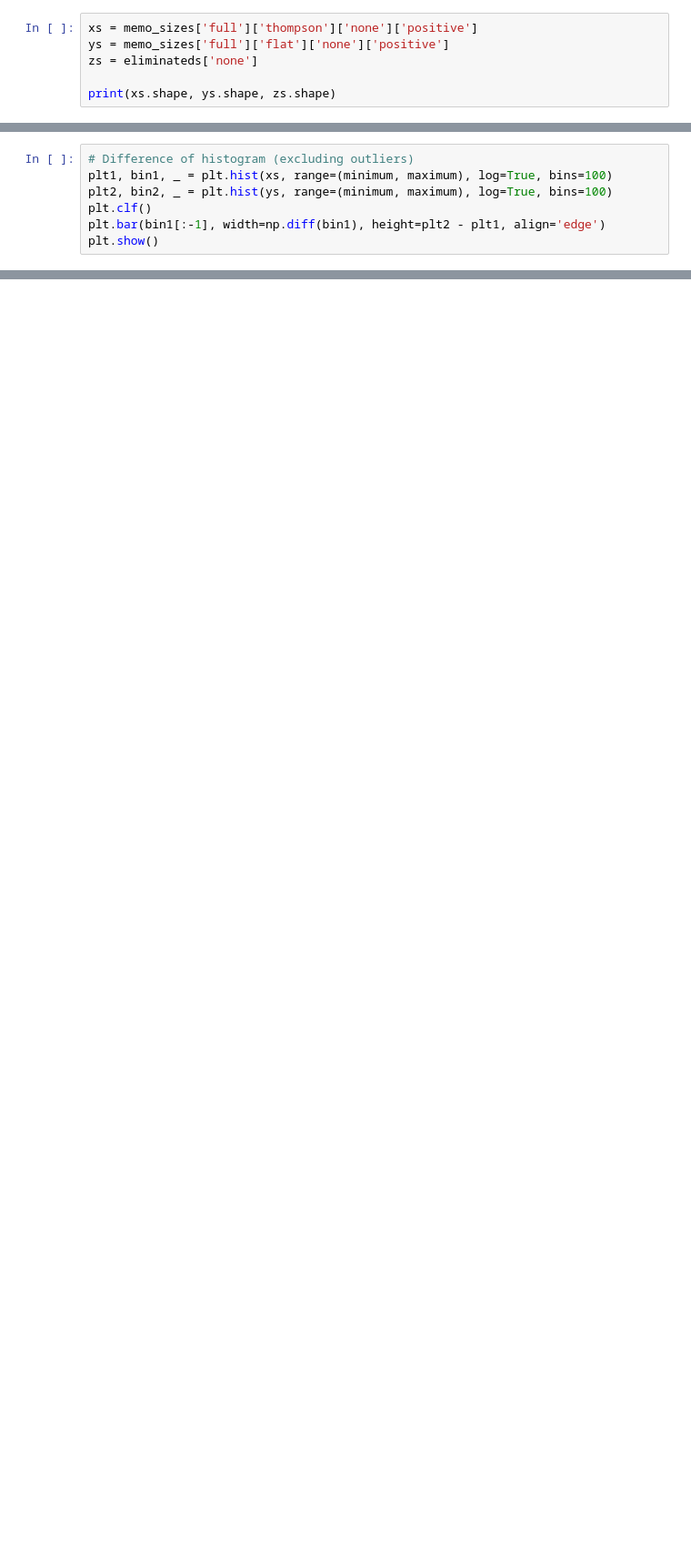
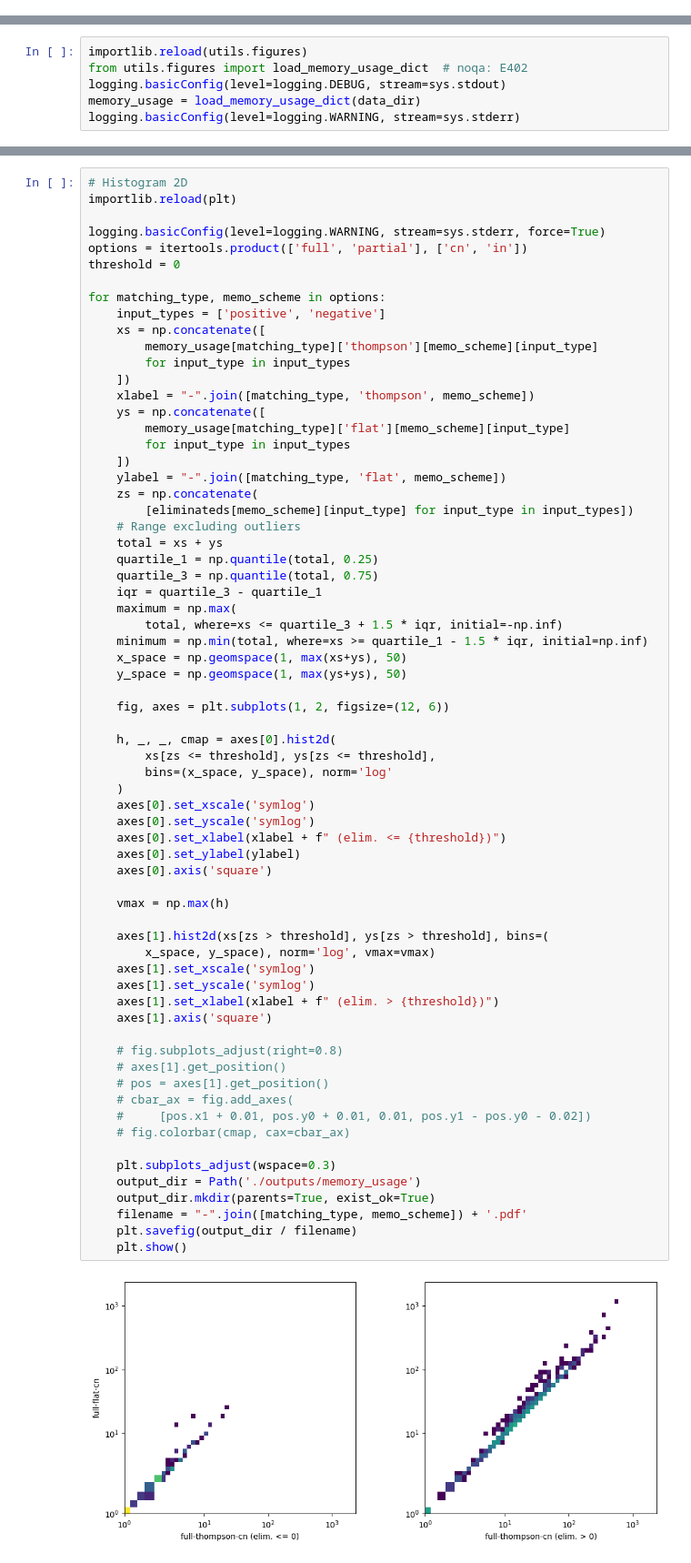
Before and after one commit to bkmwatling/BRU, a Jupyter notebook: benchmark/notebooks/figures/memo_size_plot.ipynb, the cells around one changed output, grey strips where cells are left out. Shown at 91% size. Cells and saved outputs as stored; diff of their text form; blank space fills up the shorter version.

```diff
--- a/benchmark/notebooks/figures/memo_size_plot.ipynb
+++ b/benchmark/notebooks/figures/memo_size_plot.ipynb
@@ -21,6 +14,0 @@ eliminateds = load_all_eliminateds_dict(data_dir)
-# %%
-xs = memo_sizes['full']['thompson']['none']['positive']
-ys = memo_sizes['full']['flat']['none']['positive']
-zs = eliminateds['none']
-
-print(xs.shape, ys.shape, zs.shape)
@@ -63,7 +14,0 @@ plt.show()
-# %%
-# Difference of histogram (excluding outliers)
-plt1, bin1, _ = plt.hist(xs, range=(minimum, maximum), log=True, bins=100)
-plt2, bin2, _ = plt.hist(ys, range=(minimum, maximum), log=True, bins=100)
-plt.clf()
-plt.bar(bin1[:-1], width=np.diff(bin1), height=plt2 - plt1, align='edge')
-plt.show()
@@ -69,0 +25,6 @@ plt.show()
+# %%
+importlib.reload(utils.figures)
+from utils.figures import load_memory_usage_dict  # noqa: E402
+logging.basicConfig(level=logging.DEBUG, stream=sys.stdout)
+memory_usage = load_memory_usage_dict(data_dir)
+logging.basicConfig(level=logging.WARNING, stream=sys.stderr)
@@ -69,0 +49,69 @@ plt.show()
+# %%
+# Histogram 2D
+importlib.reload(plt)
+
+logging.basicConfig(level=logging.WARNING, stream=sys.stderr, force=True)
+options = itertools.product(['full', 'partial'], ['cn', 'in'])
+threshold = 0
+
+for matching_type, memo_scheme in options:
+    input_types = ['positive', 'negative']
+    xs = np.concatenate([
+        memory_usage[matching_type]['thompson'][memo_scheme][input_type]
+        for input_type in input_types
+    ])
+    xlabel = "-".join([matching_type, 'thompson', memo_scheme])
+    ys = np.concatenate([
+        memory_usage[matching_type]['flat'][memo_scheme][input_type]
+        for input_type in input_types
+    ])
+    ylabel = "-".join([matching_type, 'flat', memo_scheme])
+    zs = np.concatenate(
+        [eliminateds[memo_scheme][input_type] for input_type in input_types])
+    # Range excluding outliers
+    total = xs + ys
+    quartile_1 = np.quantile(total, 0.25)
+    quartile_3 = np.quantile(total, 0.75)
+    iqr = quartile_3 - quartile_1
+    maximum = np.max(
+        total, where=xs <= quartile_3 + 1.5 * iqr, initial=-np.inf)
+    minimum = np.min(total, where=xs >= quartile_1 - 1.5 * iqr, initial=np.inf)
+    x_space = np.geomspace(1, max(xs+ys), 50)
+    y_space = np.geomspace(1, max(ys+ys), 50)
+
+    fig, axes = plt.subplots(1, 2, figsize=(12, 6))
+
+    h, _, _, cmap = axes[0].hist2d(
+        xs[zs <= threshold], ys[zs <= threshold],
+        bins=(x_space, y_space), norm='log'
+    )
+    axes[0].set_xscale('symlog')
+    axes[0].set_yscale('symlog')
+    axes[0].set_xlabel(xlabel + f" (elim. <= {threshold})")
+    axes[0].set_ylabel(ylabel)
+    axes[0].axis('square')
+
+    vmax = np.max(h)
+
+    axes[1].hist2d(xs[zs > threshold], ys[zs > threshold], bins=(
+        x_space, y_space), norm='log', vmax=vmax)
+    axes[1].set_xscale('symlog')
+    axes[1].set_yscale('symlog')
+    axes[1].set_xlabel(xlabel + f" (elim. > {threshold})")
+    axes[1].axis('square')
+
+    # fig.subplots_adjust(right=0.8)
+    # axes[1].get_position()
+    # pos = axes[1].get_position()
+    # cbar_ax = fig.add_axes(
+    #     [pos.x1 + 0.01, pos.y0 + 0.01, 0.01, pos.y1 - pos.y0 - 0.02])
+    # fig.colorbar(cmap, cax=cbar_ax)
+
+    plt.subplots_adjust(wspace=0.3)
+    output_dir = Path('./outputs/memory_usage')
+    output_dir.mkdir(parents=True, exist_ok=True)
+    filename = "-".join([matching_type, memo_scheme]) + '.pdf'
+    plt.savefig(output_dir / filename)
+    plt.show()
+# %% [output]
+[figure, added]
```
Also changed, not shown: parts of 13 cells of this notebook, 29 other files.
